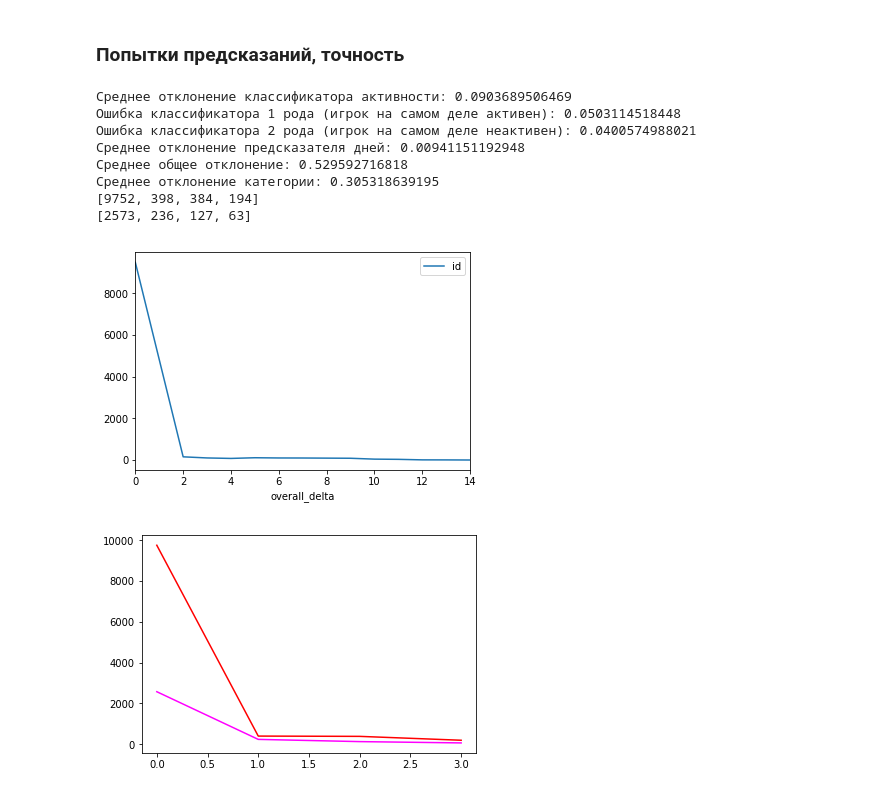
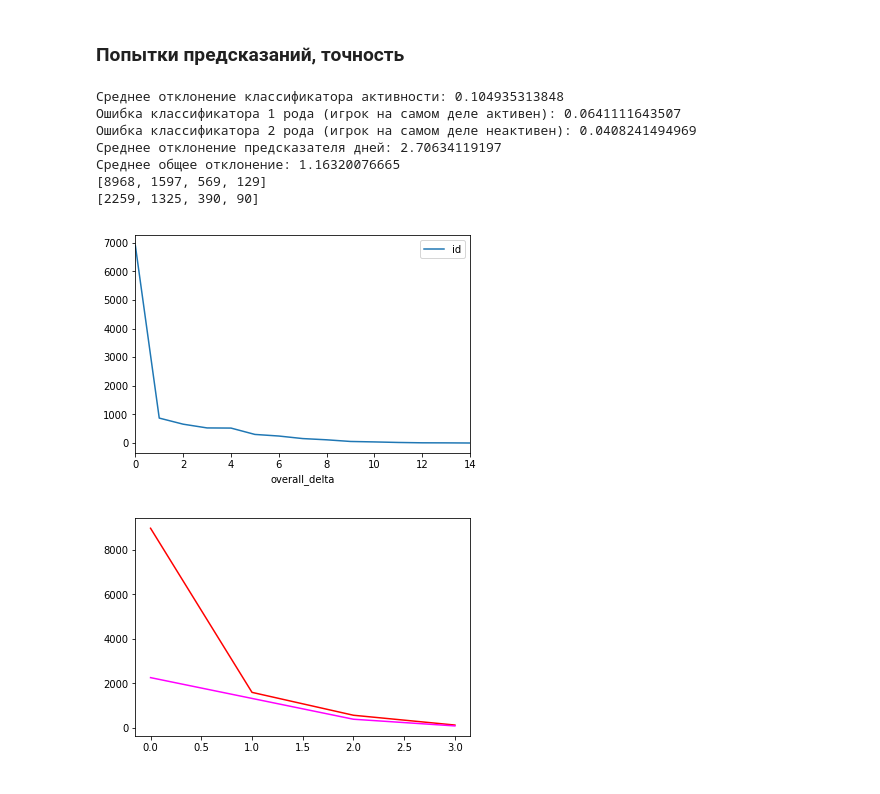
Before and after one commit to aakogtenkov/wg_summer_practice, a Jupyter notebook: main.ipynb, the cells around one changed output. Cells and saved outputs as stored; diff of their text form; code cells hidden in the pictures.

```diff
--- a/main.ipynb
+++ b/main.ipynb
@@ -187,8 +187,8 @@ print(dau_pact_table)
 clf_features = ['w1_played', 'w2_played', 'w3_played', 'w4_played',
                  'w1_meandmax', 'w2_meandmax', 'w3_meandmax', 'w4_meandmax',
                  'w1_mean', 'w2_mean', 'w3_mean', 'w4_mean',
-                 'clusters_w1_mean',     'clusters_w2_mean',
-           'clusters_w3_mean',     'clusters_w4_mean',        'quest_w1_mean',
+                 'clusters_w1_mean', 'clusters_w2_mean', 'clusters_w3_mean', 'clusters_w4_mean',
+                'quest_w1_mean',
               'quest_w2_mean',        'quest_w3_mean',        'quest_w4_mean',
            'm_quests_w1_mean',     'm_quests_w2_mean',     'm_quests_w3_mean',
            'm_quests_w4_mean',     'crystals_w1_mean',     'crystals_w2_mean',
@@ -228,9 +228,8 @@ dau_pact_table['predict_active'] = fitted_clf_gbr.predict(dau_pact_table.as_matr
 #dau_pact_table['predict_active'] = fitted_clf_knr.predict(dau_pact_table.as_matrix(columns=['w1_played', 'w2_played', 'w3_played', 'w4_played',
 #                                                                                            'w1_meandmax', 'w2_meandmax', 'w3_meandmax', 'w4_meandmax'])).round()
 
-train_input_prd = dau_pact_table[dau_pact_table['is_active'] == 1][:16000].as_matrix(columns=['w1_played', 'w2_played', 'w3_played', 'w4_played',
-                                                                                                 'w1_meandmax', 'w2_meandmax', 'w3_meandmax', 'w4_meandmax'])
-train_output_prd = np.array(dau_pact_table[dau_pact_table['is_active'] == 1]['result_played'][:16000].tolist())
+train_input_prd = dau_pact_table[dau_pact_table['is_active'] == 1][:5000].as_matrix(columns=clf_features)
+train_output_prd = np.array(dau_pact_table[dau_pact_table['is_active'] == 1]['result_played'][:5000].tolist())
 #fitted_prd = linear_model.SGDRegressor(epsilon=0.01).fit(train_input_prd, train_output_prd)
 #dau_pact_table['predict_days'] = fitted_prd.predict(dau_pact_table.as_matrix(columns=['w1_played', 'w2_played', 'w3_played', 'w4_played',
 #                                                                                      'w1_meandmax', 'w2_meandmax', 'w3_meandmax', 'w4_meandmax'])) * dau_pact_table['predict_active']
@@ -240,8 +239,7 @@ train_output_prd = np.array(dau_pact_table[dau_pact_table['is_active'] == 1]['re
 #                                                                                      'w1_meandmax', 'w2_meandmax', 'w3_meandmax', 'w4_meandmax'])) * dau_pact_table['predict_active']
 
 fitted_prd_etr = ensemble.ExtraTreesRegressor(n_estimators=20).fit(train_input_prd, train_output_prd)
-dau_pact_table['predict_days'] = fitted_prd_etr.predict(dau_pact_table.as_matrix(columns=['w1_played', 'w2_played', 'w3_played', 'w4_played',
-                                                                                          'w1_meandmax', 'w2_meandmax', 'w3_meandmax', 'w4_meandmax']))
+dau_pact_table['predict_days'] = fitted_prd_etr.predict(dau_pact_table.as_matrix(columns=clf_features))
 
 #fitted_prd_bgr = ensemble.GradientBoostingRegressor(subsample=0.6, loss='ls').fit(train_input_prd, train_output_prd)
 #dau_pact_table['predict_days'] = fitted_prd_bgr.predict(dau_pact_table.as_matrix(columns=['w1_played', 'w2_played', 'w3_played', 'w4_played',
@@ -251,11 +249,11 @@ dau_pact_table['predict_days'] = fitted_prd_etr.predict(dau_pact_table.as_matrix
 #dau_pact_table['predict_days'] = fitted_prd_knr.predict(dau_pact_table.as_matrix(columns=['w1_played', 'w2_played', 'w3_played', 'w4_played',
 #                                                                                      'w1_meandmax', 'w2_meandmax', 'w3_meandmax', 'w4_meandmax'])) * dau_pact_table['predict_active']
 
-train_input_cat = dau_pact_table[:16000].as_matrix(columns=clf_features)
-train_output_cat = np.array(dau_pact_table['result_category'][:16000].tolist())
+#train_input_cat = dau_pact_table[:16000].as_matrix(columns=clf_features)
+#train_output_cat = np.array(dau_pact_table['result_category'][:16000].tolist())
 
-fitted_cat_prd_knr = neighbors.KNeighborsRegressor(10).fit(train_input_cat, train_output_cat)
-dau_pact_table['predict_category'] = fitted_cat_prd_knr.predict(dau_pact_table.as_matrix(columns=clf_features)).round()
+#fitted_cat_prd_knr = neighbors.KNeighborsRegressor(10).fit(train_input_cat, train_output_cat)
+#dau_pact_table['predict_category'] = fitted_cat_prd_knr.predict(dau_pact_table.as_matrix(columns=clf_features)).round()
 # %% [markdown]
 ### Попытки предсказаний, точность
 # %%
@@ -276,9 +274,9 @@ dau_pact_table['clf_e1'] = (dau_pact_table['is_active'] > dau_pact_table['predic
 dau_pact_table['clf_e2'] = (dau_pact_table['is_active'] < dau_pact_table['predict_active']) * 1
 #dau_pact_table['prd_acc'] = ((dau_pact_table['result_played'] - dau_pact_table['predict_days']).abs()
 #                                / (dau_pact_table['result_played']))
-dau_pact_table['prd_delta'] = ((dau_pact_table['result_played'] - dau_pact_table['predict_days']) * dau_pact_table['is_active']).abs()
+dau_pact_table['prd_delta'] = ((dau_pact_table['result_played'] - dau_pact_table['predict_days']).abs())
 dau_pact_table['overall_delta'] = ((dau_pact_table['result_played'] * dau_pact_table['is_active'] - dau_pact_table['predict_days'] * dau_pact_table['predict_active']).abs())
-dau_pact_table['category_delta'] = ((dau_pact_table['result_category'] - dau_pact_table['predict_category'])).abs()
+#dau_pact_table['category_delta'] = ((dau_pact_table['result_category'] - dau_pact_table['predict_category'])).abs()
 #print(dau_pact_table)
 #dau_pact_table = dau_pact_table.set_index('id')
 # %%
@@ -287,54 +285,53 @@ dau_pact_table['category_delta'] = ((dau_pact_table['result_category'] - dau_pac
 #sum_v = 0
 #num_v = 0
 #nans = 0
-prd_delta = dau_pact_table['prd_delta'][16000:].mean()
+prd_delta = dau_pact_table[dau_pact_table['is_active'] == 1]['prd_delta'][5000:].mean()
 clf_delta = 1 - dau_pact_table['clf_acc'][16000:].mean()
 clf_e1 = dau_pact_table['clf_e1'][16000:].mean()
 clf_e2 = dau_pact_table['clf_e2'][16000:].mean()
 overall_delta = dau_pact_table['overall_delta'][16000:].mean()
-category_delta = dau_pact_table['category_delta'][16000:].mean()
+#category_delta = dau_pact_table['category_delta'][16000:].mean()
 #for i in range(0, 26435):
 #    #print(dau_pact_table['played_acc'][i])
 #    if np.isnan(dau_pact_table['regr_acc'][i]):
 #        nans += 1
 #    elif not np.isfinite(dau_pact_table['regr_acc'][i]):
 #        sum_infs += dau_pact_table['regr_predict_played'][i]
 #        num_inf += 1
 #    else:
 #        sum_v += dau_pact_table['regr_acc'][i]
 #        num_v += 1
 #print("Среднее процентное отклонение (не inf):", sum_v / num_v * 100, '%')
 #print("Среднее отклонение для acc=inf (дни): ", sum_infs / num_inf)
 #print("Среднее отклонение (дни):", delta)
 print('Среднее отклонение классификатора активности:', clf_delta)
 print('Ошибка классификатора 1 рода (игрок на самом деле активен):', clf_e1)
 print('Ошибка классификатора 2 рода (игрок на самом деле неактивен):', clf_e2)
 print('Среднее отклонение предсказателя дней:', prd_delta)
 print('Среднее общее отклонение:', overall_delta)
-print('Среднее отклонение категории:', category_delta)
+#print('Среднее отклонение категории:', category_delta)
 overall_delta_round = dau_pact_table['overall_delta'][16000:].round().reset_index().pivot_table(values=['id'], index=['overall_delta'], aggfunc='count')
 active_delta_round = dau_pact_table[16000:][dau_pact_table['is_active'] == 1.0]['overall_delta'].round().reset_index().pivot_table(values=['id'], index=['overall_delta'], aggfunc='count')
 overall_delta_round.plot()
 #print(overall_delta_round)
 #print(active_delta_round)
 categories_delta = [int(overall_delta_round[0:3].sum()), int(overall_delta_round[3:6].sum()), int(overall_delta_round[6:9].sum()), int(overall_delta_round[9:14].sum())]
 active_categories_delta = [int(active_delta_round[0:3].sum()), int(active_delta_round[3:6].sum()), int(active_delta_round[6:9].sum()), int(active_delta_round[9:14].sum())]
 print(categories_delta)
 print(active_categories_delta)
 plt.show()
 plt.plot(categories_delta, color='red')
 plt.plot(active_categories_delta, color='magenta')
 plt.show()
 # %% [output]
-Среднее отклонение классификатора активности: 0.0903689506469
-Ошибка классификатора 1 рода (игрок на самом деле активен): 0.0503114518448
-Ошибка классификатора 2 рода (игрок на самом деле неактивен): 0.0400574988021
-Среднее отклонение предсказателя дней: 0.00941151192948
-Среднее общее отклонение: 0.529592716818
-Среднее отклонение категории: 0.305318639195
-[9752, 398, 384, 194]
-[2573, 236, 127, 63]
+Среднее отклонение классификатора активности: 0.104935313848
+Ошибка классификатора 1 рода (игрок на самом деле активен): 0.0641111643507
+Ошибка классификатора 2 рода (игрок на самом деле неактивен): 0.0408241494969
+Среднее отклонение предсказателя дней: 2.70634119197
+Среднее общее отклонение: 1.16320076665
+[8968, 1597, 569, 129]
+[2259, 1325, 390, 90]
-[figure, old version]
+[figure, new version]
-[figure, old version]
+[figure, new version]
 # %%
 print(fitted_clf_gbr.feature_importances_)
```
Also changed, not shown: parts of 4 cells of this notebook.
